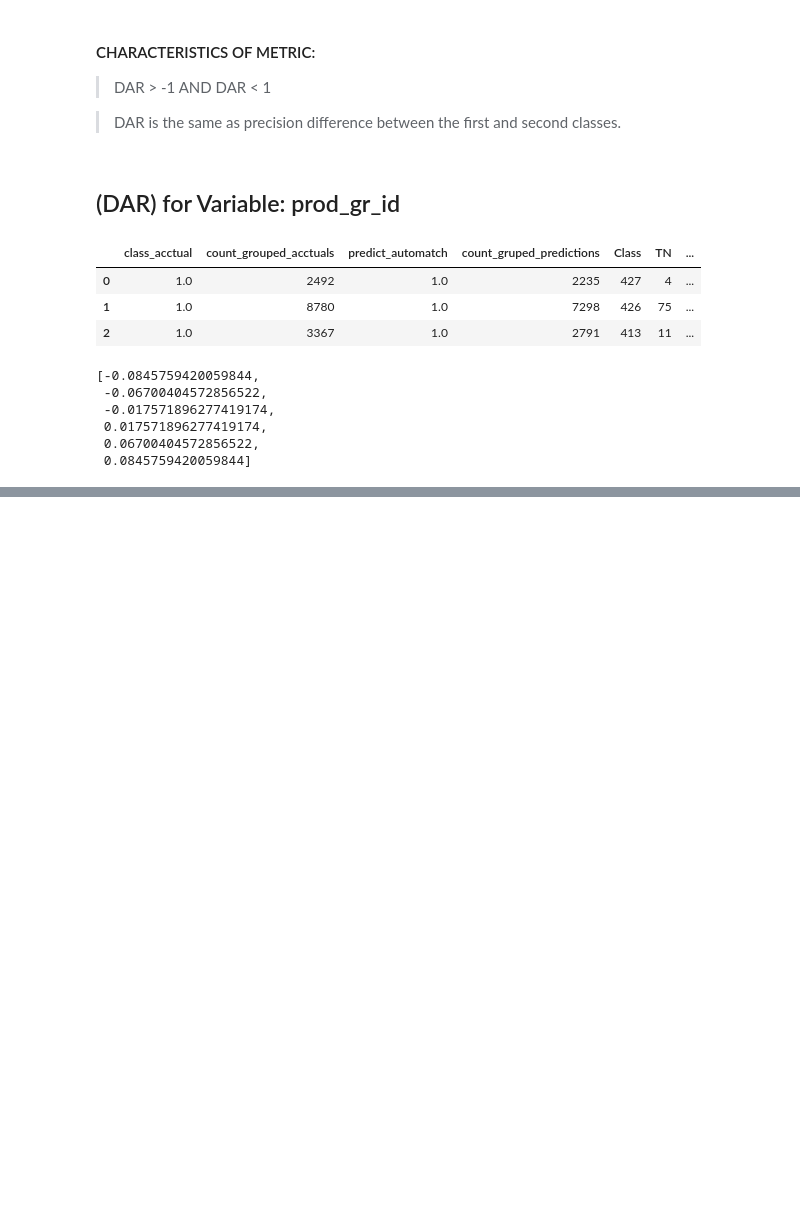
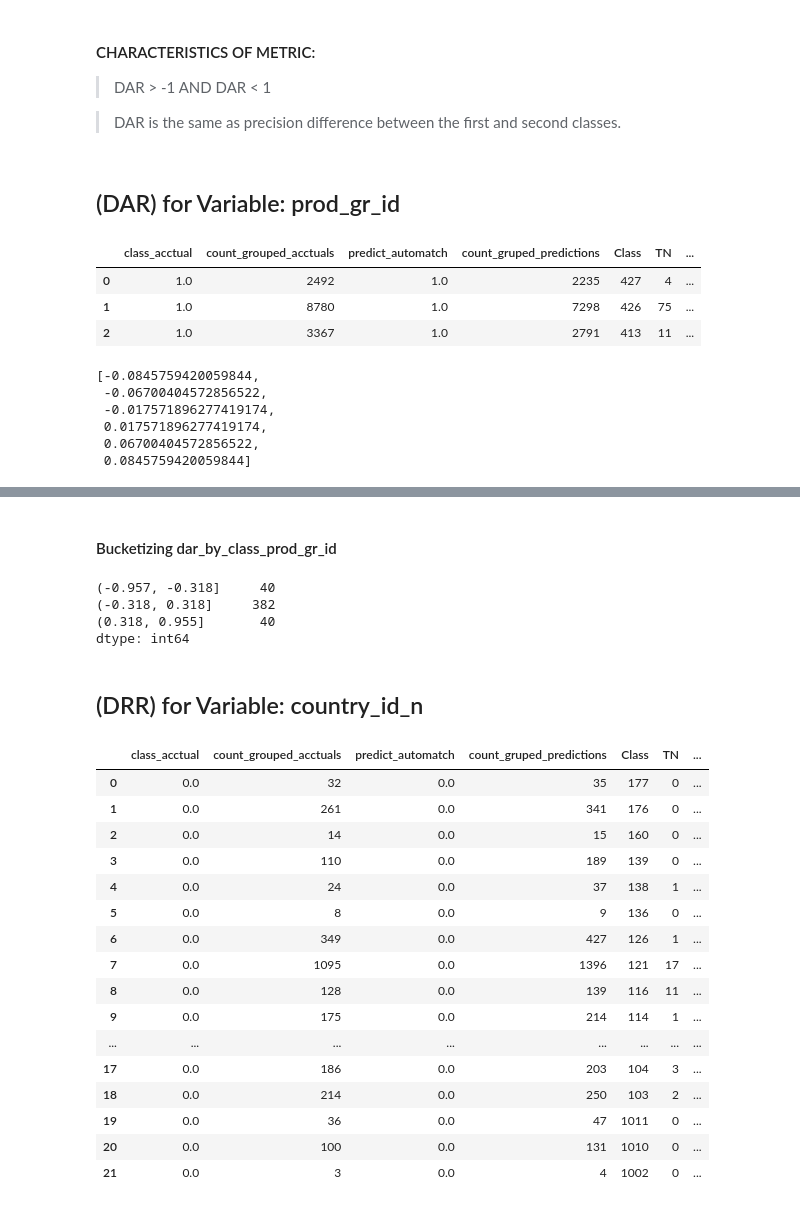
Before and after one commit to KonuTech/gfk_ml_ops_data_analyst, a Jupyter notebook: Profiler.ipynb, the cells around one changed output, grey strips where cells are left out. Drawn from its saved outputs; the diff is of its cells as text; code cells hidden in the pictures; blank space fills up the shorter version.

```diff
--- a/Profiler.ipynb
+++ b/Profiler.ipynb
@@ -1157,0 +1337,38 @@ dar_by_class_prod_gr_id
+# %% [markdown]
+#### Bucketizing dar_by_class_prod_gr_id
+# %%
+print(pd.cut(dar_by_class_country_id_n, bins=3).value_counts())
+# %% [output]
+(-0.957, -0.318]     40
+(-0.318, 0.318]     382
+(0.318, 0.955]       40
+dtype: int64
+# %% [markdown]
+## (DRR) for Variable: country_id_n
+# %%
+rr_by_class_country_id_n = get_RR(
+    data_frame=df,
+    column_to_count_acctuals='class_acctual',
+    column_to_count_predictions='predict_automatch',
+    column_to_group_by='country_id_n'
+)
+
+rr_by_class_country_id_n
+# %% [output]
+|  | class_acctual | count_grouped_acctuals | predict_automatch | count_gruped_predictions | Class | TN | ... |
+| 0 | 0.0 | 32 | 0.0 | 35 | 177 | 0 | ... |
+| 1 | 0.0 | 261 | 0.0 | 341 | 176 | 0 | ... |
+| 2 | 0.0 | 14 | 0.0 | 15 | 160 | 0 | ... |
+| 3 | 0.0 | 110 | 0.0 | 189 | 139 | 0 | ... |
+| 4 | 0.0 | 24 | 0.0 | 37 | 138 | 1 | ... |
+| 5 | 0.0 | 8 | 0.0 | 9 | 136 | 0 | ... |
+| 6 | 0.0 | 349 | 0.0 | 427 | 126 | 1 | ... |
+| 7 | 0.0 | 1095 | 0.0 | 1396 | 121 | 17 | ... |
+| 8 | 0.0 | 128 | 0.0 | 139 | 116 | 11 | ... |
+| 9 | 0.0 | 175 | 0.0 | 214 | 114 | 1 | ... |
+| ... | ... | ... | ... | ... | ... | ... | ... |
+| 17 | 0.0 | 186 | 0.0 | 203 | 104 | 3 | ... |
+| 18 | 0.0 | 214 | 0.0 | 250 | 103 | 2 | ... |
+| 19 | 0.0 | 36 | 0.0 | 47 | 1011 | 0 | ... |
+| 20 | 0.0 | 100 | 0.0 | 131 | 1010 | 0 | ... |
+| 21 | 0.0 | 3 | 0.0 | 4 | 1002 | 0 | ... |
```
Also changed, not shown: parts of 22 cells of this notebook, 1 other file.
